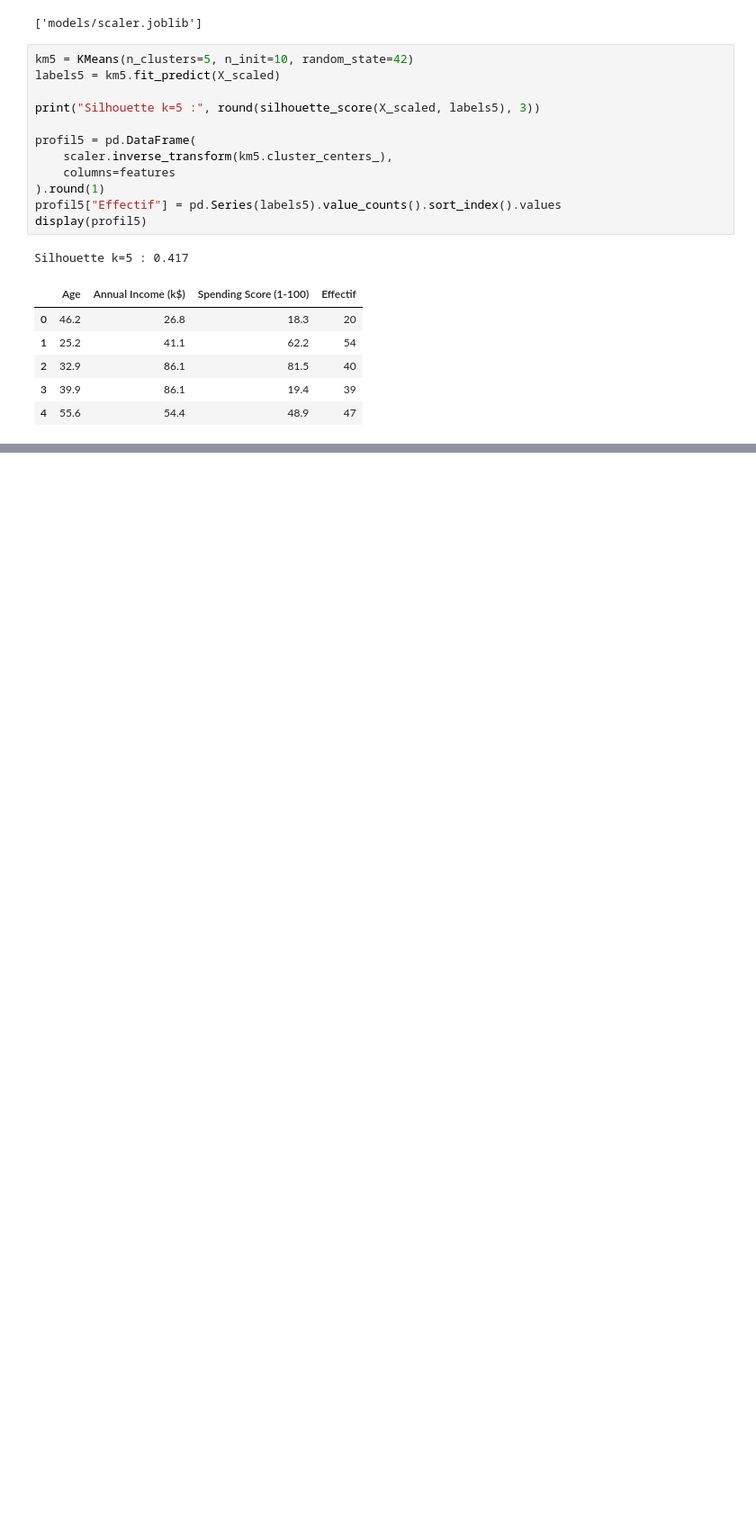
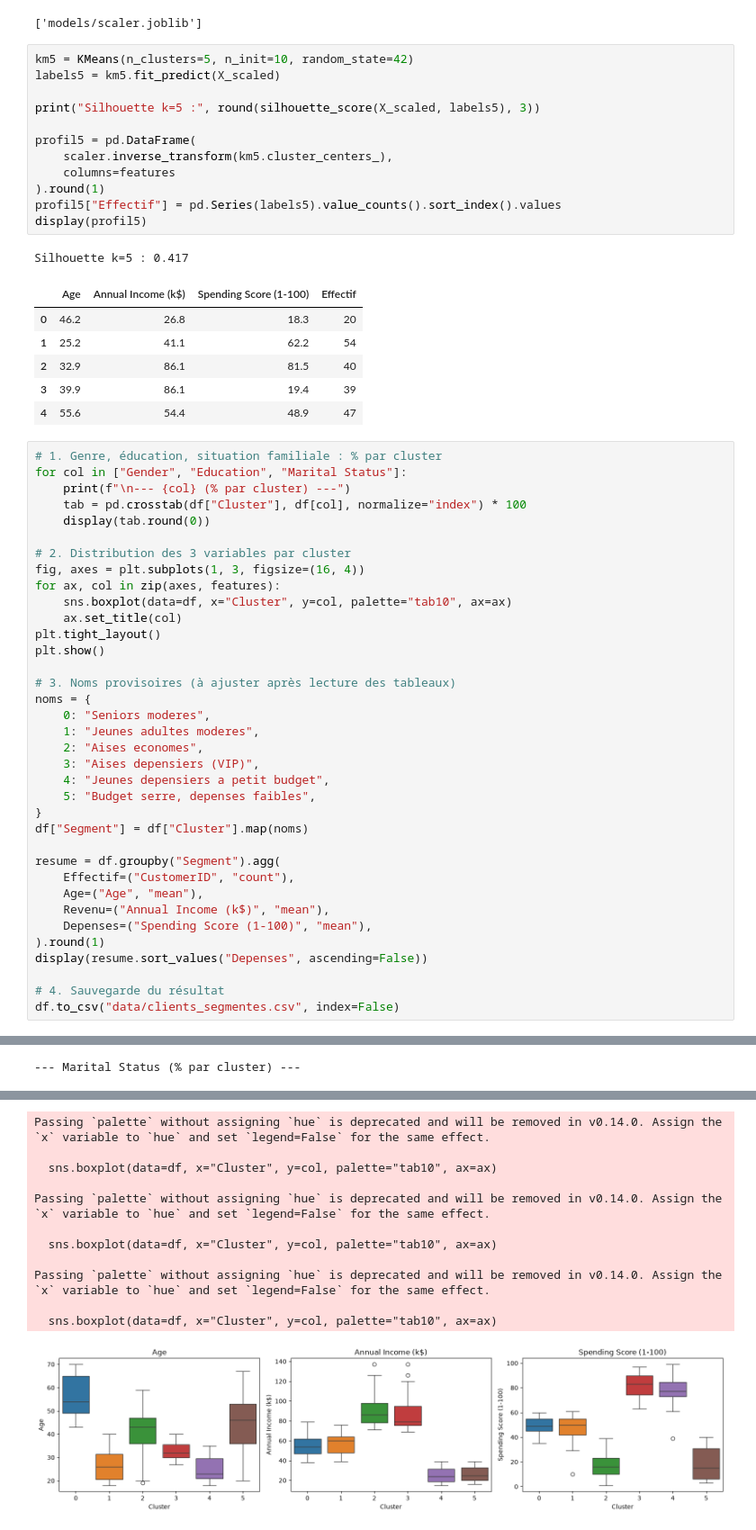
Before and after one commit to mayelepetitanicet-commits/segmentation-clients-kmeans, a Jupyter notebook: notebooks/01_segmentation.ipynb, the cells around one changed output, grey strips where cells are left out. Shown at 90% size. Cells and saved outputs as stored; diff of their text form; blank space fills up the shorter version.

```diff
--- a/notebooks/01_segmentation.ipynb
+++ b/notebooks/01_segmentation.ipynb
@@ -273,3 +273,40 @@ Silhouette k=5 : 0.417
 | 2 | 32.9 | 86.1 | 81.5 | 40 |
 | 3 | 39.9 | 86.1 | 19.4 | 39 |
 | 4 | 55.6 | 54.4 | 48.9 | 47 |
+# %%
+# 1. Genre, éducation, situation familiale : % par cluster
+for col in ["Gender", "Education", "Marital Status"]:
+    print(f"\n--- {col} (% par cluster) ---")
+    tab = pd.crosstab(df["Cluster"], df[col], normalize="index") * 100
+    display(tab.round(0))
+
+# 2. Distribution des 3 variables par cluster
+fig, axes = plt.subplots(1, 3, figsize=(16, 4))
+for ax, col in zip(axes, features):
+    sns.boxplot(data=df, x="Cluster", y=col, palette="tab10", ax=ax)
+    ax.set_title(col)
+plt.tight_layout()
+plt.show()
+
+# 3. Noms provisoires (à ajuster après lecture des tableaux)
+noms = {
+    0: "Seniors moderes",
+    1: "Jeunes adultes moderes",
+    2: "Aises economes",
+    3: "Aises depensiers (VIP)",
+    4: "Jeunes depensiers a petit budget",
+    5: "Budget serre, depenses faibles",
+}
+df["Segment"] = df["Cluster"].map(noms)
+
+resume = df.groupby("Segment").agg(
+    Effectif=("CustomerID", "count"),
+    Age=("Age", "mean"),
+    Revenu=("Annual Income (k$)", "mean"),
+    Depenses=("Spending Score (1-100)", "mean"),
+).round(1)
+display(resume.sort_values("Depenses", ascending=False))
+
+# 4. Sauvegarde du résultat
+df.to_csv("data/clients_segmentes.csv", index=False)
+# %% [output]
@@ -275,0 +331 @@ Silhouette k=5 : 0.417
+--- Marital Status (% par cluster) ---
@@ -275,0 +340,12 @@ Silhouette k=5 : 0.417
+Passing `palette` without assigning `hue` is deprecated and will be removed in v0.14.0. Assign the `x` variable to `hue` and set `legend=False` for the same effect.
+
+  sns.boxplot(data=df, x="Cluster", y=col, palette="tab10", ax=ax)
+
+Passing `palette` without assigning `hue` is deprecated and will be removed in v0.14.0. Assign the `x` variable to `hue` and set `legend=False` for the same effect.
+
+  sns.boxplot(data=df, x="Cluster", y=col, palette="tab10", ax=ax)
+
+Passing `palette` without assigning `hue` is deprecated and will be removed in v0.14.0. Assign the `x` variable to `hue` and set `legend=False` for the same effect.
+
+  sns.boxplot(data=df, x="Cluster", y=col, palette="tab10", ax=ax)
+[figure, added]
```
Also changed, not shown: parts of 3 cells of this notebook, 1 other file.
